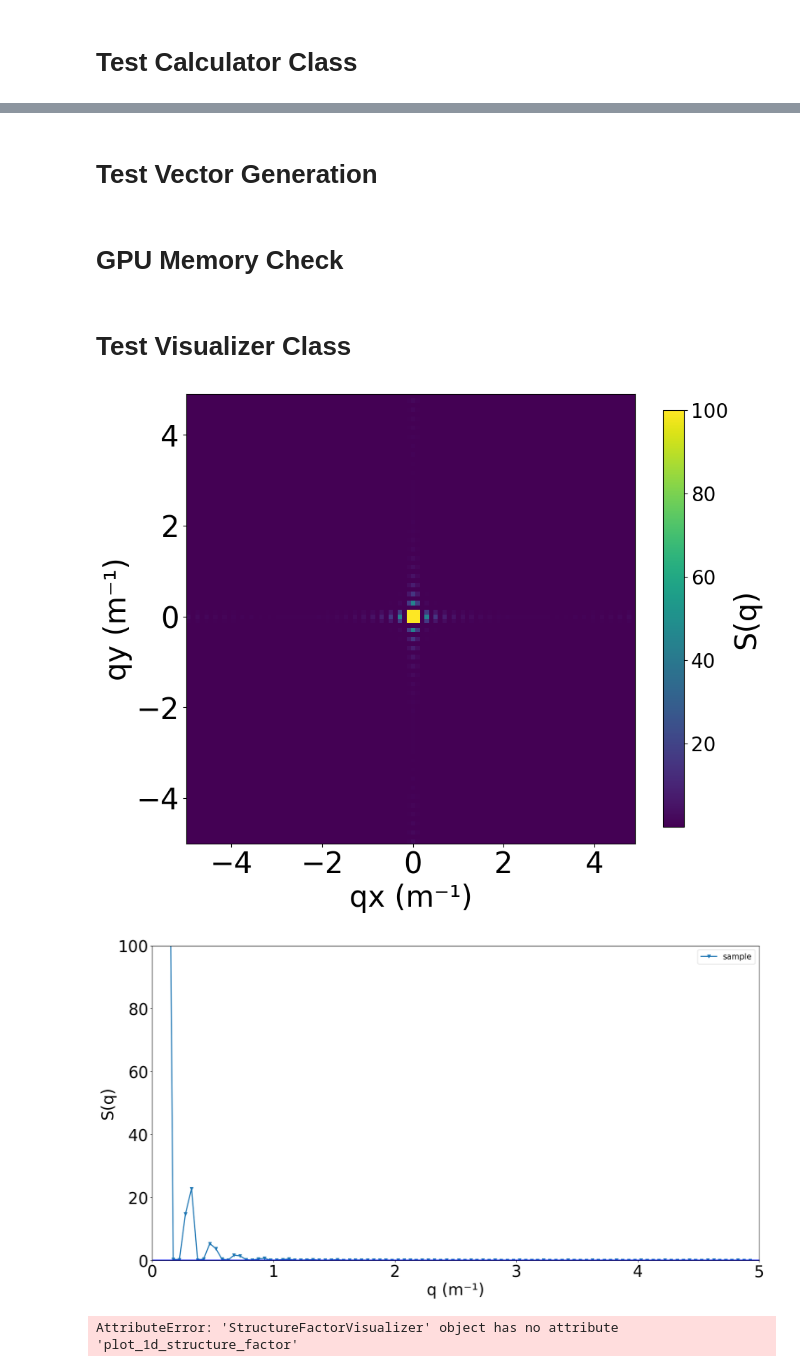
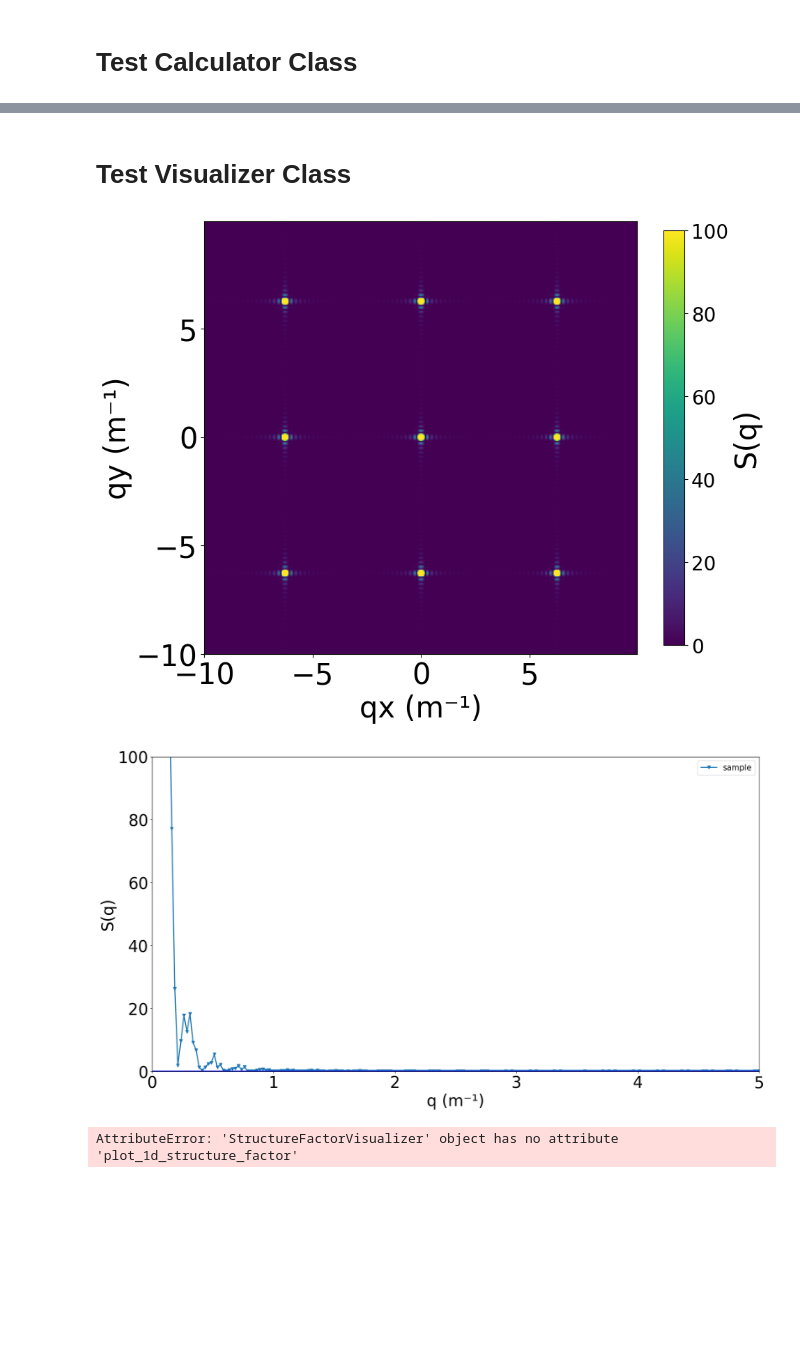
Before and after one commit to GilGCardoso/portfolio, a Jupyter notebook: PhD/Analysis/notebooks/test_notebook.ipynb, the cells around one changed output, grey strips where cells are left out. Drawn from its saved outputs; the diff is of its cells as text; code cells hidden in the pictures; blank space fills up the shorter version.

```diff
--- a/PhD/Analysis/notebooks/test_notebook.ipynb
+++ b/PhD/Analysis/notebooks/test_notebook.ipynb
@@ -212,2 +200,0 @@ print(f"  Structure bounds: x=[{test_structure[:,0].min():.2f}, {test_structure[
-# %% [markdown]
-# Test Vector Generation
@@ -225,2 +200,0 @@ print(f"Q-vector range: [{q[0]*D:.3f}, {q[-1]*D:.3f}] (physical)")
-# %% [markdown]
-# GPU Memory Check
@@ -280,40 +220,39 @@ pattern = os.path.join(data_folder, f'{prefix}*.h5')
 
 # grab the most recent file
 latest_h5 = max(glob.glob(pattern), key=os.path.getmtime)
-base = "sq2d-test_particles_1024-qD-5.000-4.900-dq0.100-t20250808T144209Z"  # strip .h5
+base = "sq2d-test_grid_31x31-qD-10.000-9.950-dq0.050-t20250811T223010Z"  # strip .h5
 
 # ensure output folder exists
 os.makedirs('./figures', exist_ok=True)
 
 visualizer = StructureFactorVisualizer()
 
 # 2D with nicer contrast and viridis
 visualizer.plot_Sq_2D(
     data_folder='./results',
     filename=base,                 # HDF5 base name (no extension)
     edge=(-100, 100),
     x_axis='qD',
     auto_contrast=True,
     cmap='viridis',
     vmax = 100,
-    use_imshow=True,               # faster + cleaner
     save_plot=True,
     folder_write='./figures'
 )
 
 # 1D, smooth a bit, don't show (grab fig/ax)
 fig, ax = visualizer.plot_Sq_1D(
     data_folder='./results',
     filename=[base],
     labels=['sample'],
     edges=(0, 5),
     moving_average=False,
     auto_ylim = False,
     show=True
 )
 # %% [output]
-[figure, old version]
+[figure, new version]
-[figure, old version]
+[figure, new version]
 # %%
 visualizer.plot_Sq_1D(
             data_folder='./output',
```
Also changed, not shown: parts of 7 cells of this notebook, 9 other files.
